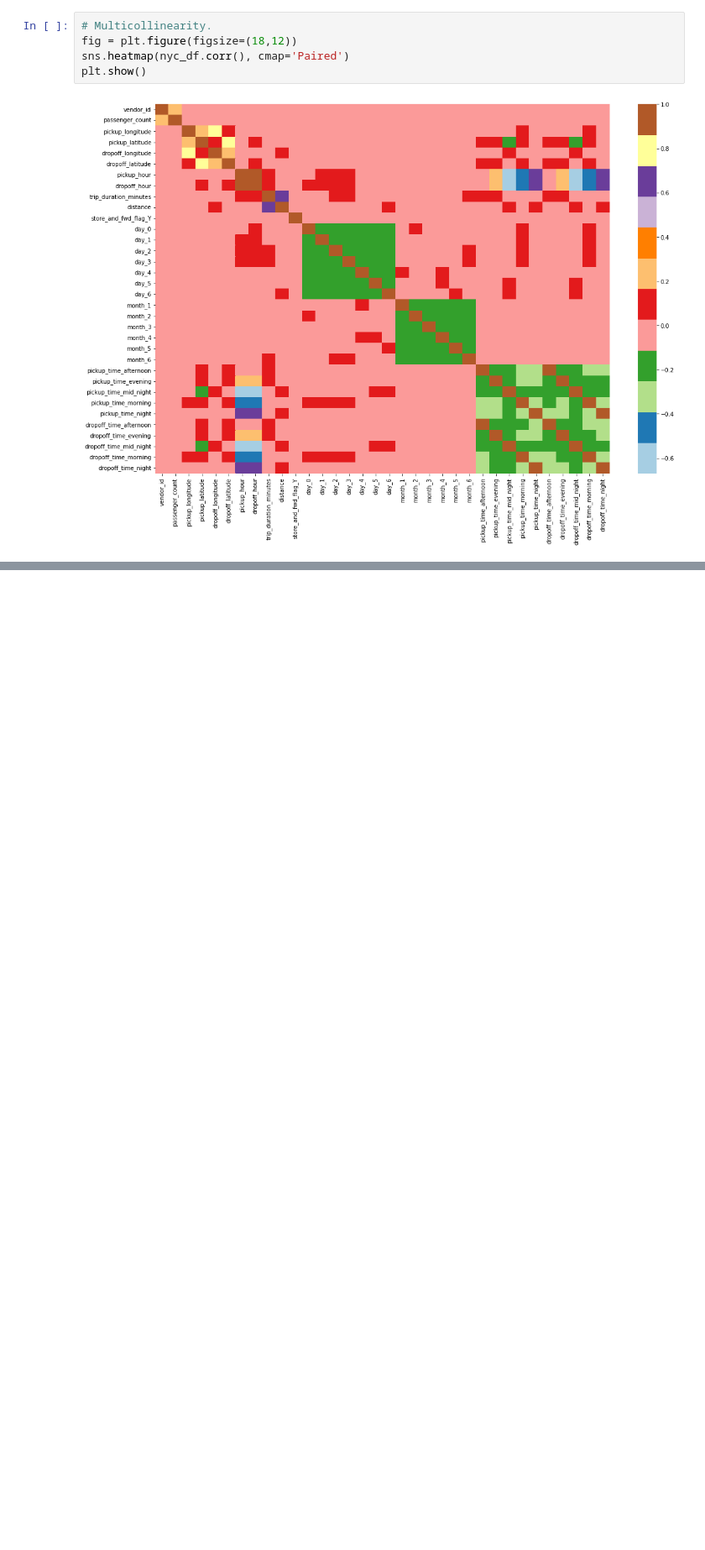
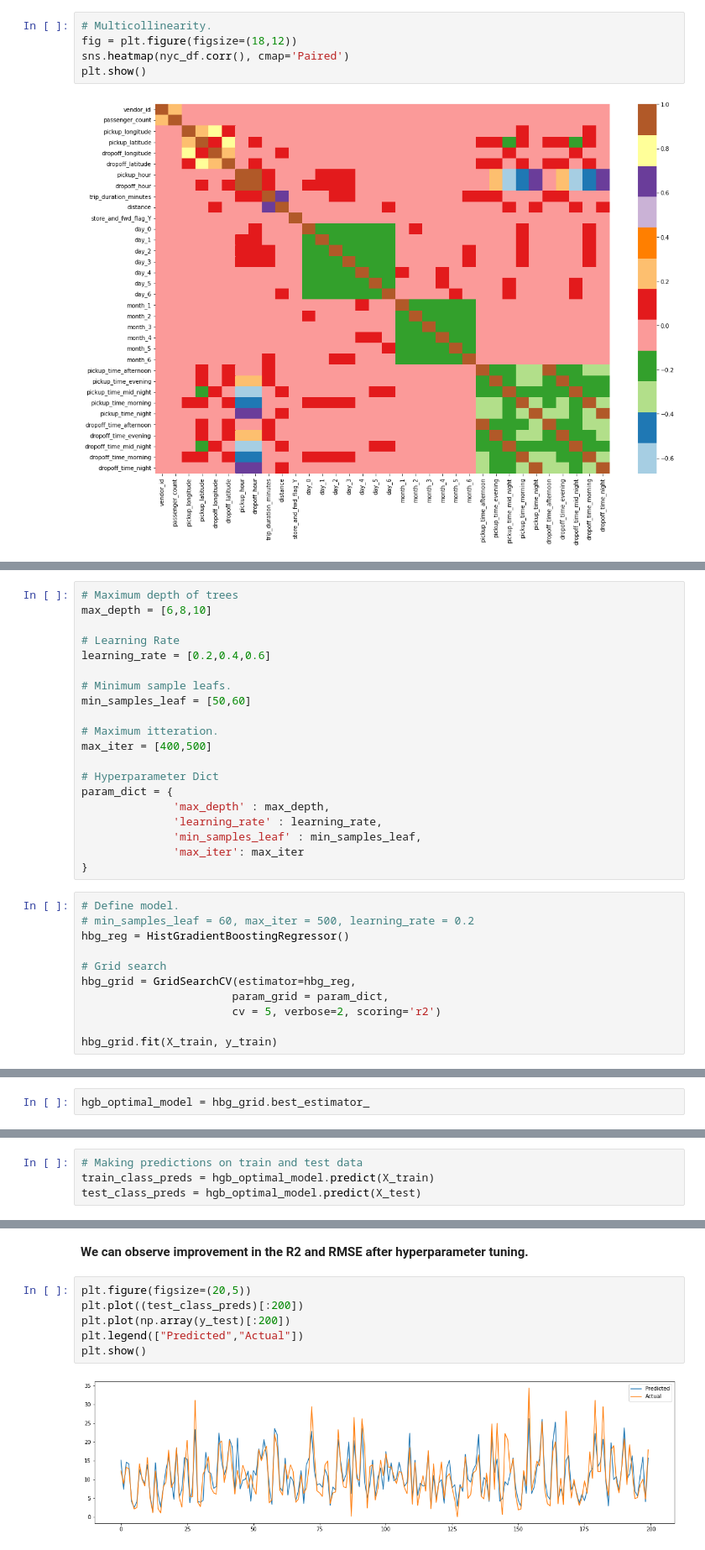
Before and after one commit to anishjohnson/NYC_Taxi_Trip_Time_Prediction, a Jupyter notebook: NYC_Taxi_TripDuration_Prediction.ipynb, the cells around one changed output, grey strips where cells are left out. Shown at 84% size. Drawn from its saved outputs; the diff is of its cells as text; blank space fills up the shorter version.

```diff
--- a/NYC_Taxi_TripDuration_Prediction.ipynb
+++ b/NYC_Taxi_TripDuration_Prediction.ipynb
@@ -1057,0 +711,31 @@ Test Adjusted R2 :  0.7145966227345166
+# %%
+# Maximum depth of trees
+max_depth = [6,8,10]
+
+# Learning Rate
+learning_rate = [0.2,0.4,0.6]
+
+# Minimum sample leafs.
+min_samples_leaf = [50,60]
+
+# Maximum itteration.
+max_iter = [400,500]
+
+# Hyperparameter Dict
+param_dict = {
+              'max_depth' : max_depth,
+              'learning_rate' : learning_rate,
+              'min_samples_leaf' : min_samples_leaf,
+              'max_iter': max_iter
+}
+# %%
+# Define model.
+# min_samples_leaf = 60, max_iter = 500, learning_rate = 0.2
+hbg_reg = HistGradientBoostingRegressor()
+
+# Grid search
+hbg_grid = GridSearchCV(estimator=hbg_reg,
+                       param_grid = param_dict,
+                       cv = 5, verbose=2, scoring='r2')
+
+hbg_grid.fit(X_train, y_train)
@@ -1057,0 +777,2 @@ Test Adjusted R2 :  0.7145966227345166
+# %%
+hgb_optimal_model = hbg_grid.best_estimator_
@@ -1057,0 +782,4 @@ Test Adjusted R2 :  0.7145966227345166
+# %%
+# Making predictions on train and test data
+train_class_preds = hgb_optimal_model.predict(X_train)
+test_class_preds = hgb_optimal_model.predict(X_test)
@@ -1057,0 +822,10 @@ Test Adjusted R2 :  0.7145966227345166
+# %% [markdown]
+**We can observe improvement in the R2 and RMSE after hyperparameter tuning.**
+# %%
+plt.figure(figsize=(20,5))
+plt.plot((test_class_preds)[:200])
+plt.plot(np.array(y_test)[:200])
+plt.legend(["Predicted","Actual"])
+plt.show()
+# %% [output]
+[figure, added]
```
Also changed, not shown: parts of 76 cells of this notebook.
